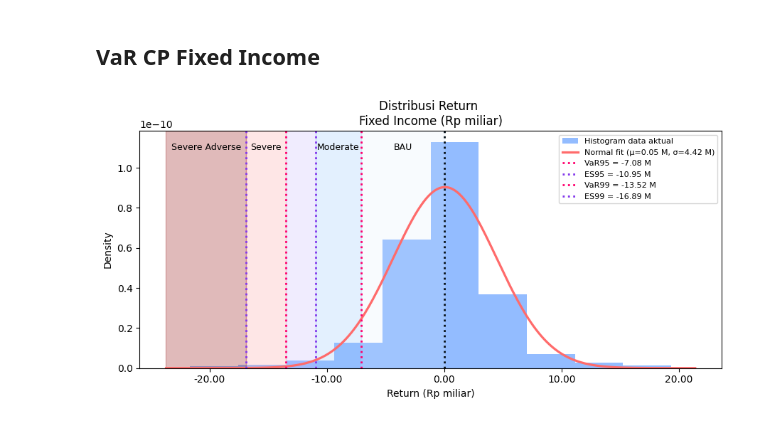
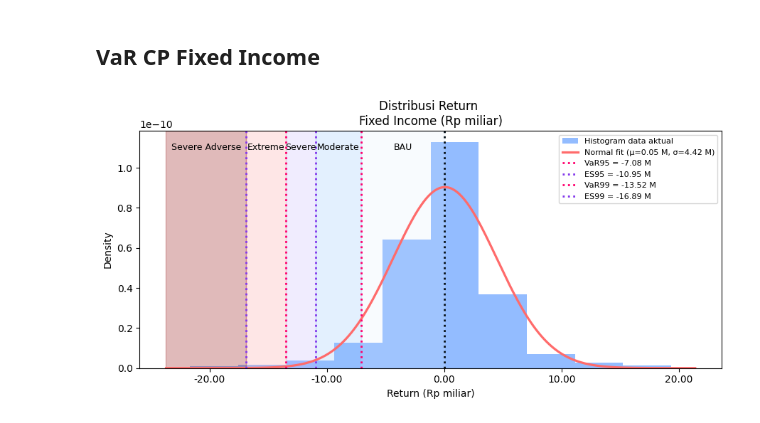
Before and after one commit to iqbaltanjung97/VaR, a Jupyter notebook: CP2026_rates.ipynb, the cells around one changed output. Saved outputs shown, nothing was run; the diff lists cells and outputs as text; code cells hidden in the pictures.

```diff
--- a/CP2026_rates.ipynb
+++ b/CP2026_rates.ipynb
@@ -1690,33 +1690,33 @@ span(ES95, VaR95, moderate_color, alpha=0.25)
 span(VaR99, ES95, extreme_color, alpha=0.25)
 
 # Severe: VaR99 -> ES99
 span(ES99, VaR99, severe_color, alpha=0.27)
 
 # Severe Adverse: < ES99
 span(pad_left, ES99, severe_adverse_color, alpha=0.30)
 
 # =========================
 # 8. SCENARIO LABELS
 # =========================
 y_text = ax.get_ylim()[1] * 0.92
 
 ax.text((VaR95 + 0) / 2, y_text, "BAU", ha="center", fontsize=9)
 ax.text((ES95 + VaR95) / 2, y_text, "Moderate", ha="center", fontsize=9)
-# ax.text((VaR99 + ES95) / 2, y_text, "Extreme", ha="center", fontsize=9)
-ax.text((ES99 + VaR99) / 2, y_text, "Severe", ha="center", fontsize=9)
+ax.text((VaR99 + ES95) / 2, y_text, "Severe", ha="center", fontsize=9)
+ax.text((ES99 + VaR99) / 2, y_text, "Extreme", ha="center", fontsize=9)
 ax.text((pad_left + ES99) / 2, y_text, "Severe Adverse", ha="center", fontsize=9)
 
 # =========================
 # 9. STYLING
 # =========================
 ax.xaxis.set_major_formatter(axis_fmt)
 ax.set_title(f"Distribusi Return \n{ASSET_NAME} (Rp miliar)")
 ax.set_xlabel("Return (Rp miliar)")
 ax.set_ylabel("Density")
 ax.grid(False)
 ax.legend(fontsize=8, frameon=True)
 
 plt.tight_layout()
 plt.show()
 # %% [output]
-[figure, old version]
+[figure, new version]
```
Also changed, not shown: parts of 2 cells of this notebook, 3 other files.
